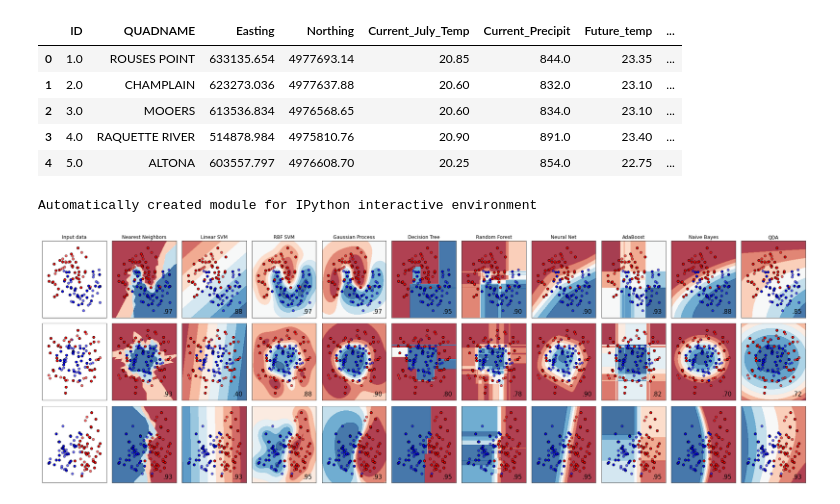
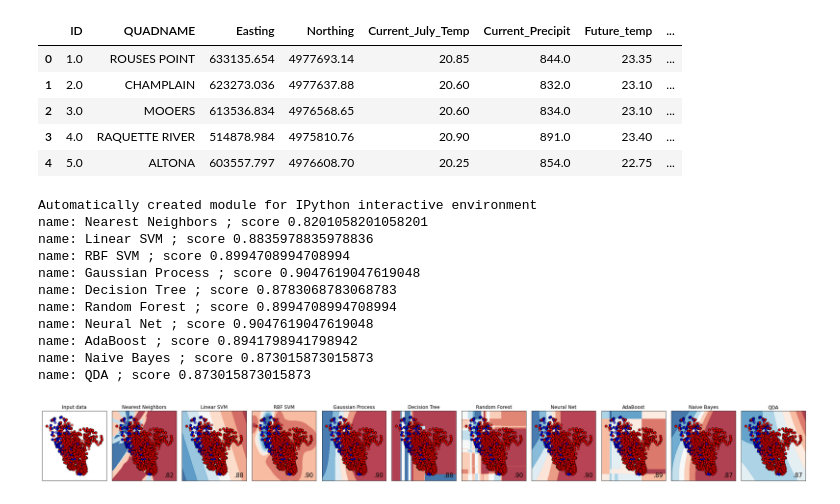
Before and after one commit to Inventrohyder/NS166_final, a Jupyter notebook: Notebook.ipynb, the cells around one changed output. Saved outputs shown, nothing was run; the diff lists cells and outputs as text; code cells hidden in the pictures.

Commit message:
✨ feat: generate models to predict mink frog occupancy

```diff
--- a/Notebook.ipynb
+++ b/Notebook.ipynb
@@ -33,6 +33,9 @@ df.head()
 | 2 | 3.0 | MOOERS | 613536.834 | 4976568.65 | 20.60 | 834.0 | 23.10 | ... |
 | 3 | 4.0 | RAQUETTE RIVER | 514878.984 | 4975810.76 | 20.90 | 891.0 | 23.40 | ... |
 | 4 | 5.0 | ALTONA | 603557.797 | 4976608.70 | 20.25 | 854.0 | 22.75 | ... |
+# %%
+X = df[['Current_July_Temp', 'Current_Precipit']].to_numpy()
+y = df['Current_with_mink'].apply(int).to_numpy()
 # %%
 print(__doc__)
 
@@ -40,6 +43,7 @@ print(__doc__)
 # Code source: Gaël Varoquaux
 #              Andreas Müller
 # Modified for documentation by Jaques Grobler
+# Modified to fit the frogs by Haitham Alhad
 # License: BSD 3 clause
 
 import numpy as np
@@ -76,18 +80,12 @@ classifiers = [
     GaussianNB(),
     QuadraticDiscriminantAnalysis()]
 
-X, y = make_classification(n_features=2, n_redundant=0, n_informative=2,
-                           random_state=1, n_clusters_per_class=1)
-rng = np.random.RandomState(2)
-X += 2 * rng.uniform(size=X.shape)
-linearly_separable = (X, y)
 
-datasets = [make_moons(noise=0.3, random_state=0),
-            make_circles(noise=0.2, factor=0.5, random_state=1),
-            linearly_separable
-            ]
+current_data = (X, y)
 
-figure = plt.figure(figsize=(27, 9))
+datasets = [current_data]
+
+figure = plt.figure(figsize=(27, 3))
 i = 1
 # iterate over datasets
 for ds_cnt, ds in enumerate(datasets):
@@ -95,7 +93,7 @@ for ds_cnt, ds in enumerate(datasets):
     X, y = ds
     X = StandardScaler().fit_transform(X)
     X_train, X_test, y_train, y_test = \
-        train_test_split(X, y, test_size=.4, random_state=42)
+        train_test_split(X, y, test_size=.2, random_state=42)
 
     x_min, x_max = X[:, 0].min() - .5, X[:, 0].max() + .5
     y_min, y_max = X[:, 1].min() - .5, X[:, 1].max() + .5
@@ -125,37 +123,48 @@ for ds_cnt, ds in enumerate(datasets):
         ax = plt.subplot(len(datasets), len(classifiers) + 1, i)
         clf.fit(X_train, y_train)
         score = clf.score(X_test, y_test)
+        print('name:', name, '; score', score)
 
         # Plot the decision boundary. For that, we will assign a color to each
         # point in the mesh [x_min, x_max]x[y_min, y_max].
         if hasattr(clf, "decision_function"):
             Z = clf.decision_function(np.c_[xx.ravel(), yy.ravel()])
         else:
             Z = clf.predict_proba(np.c_[xx.ravel(), yy.ravel()])[:, 1]
 
         # Put the result into a color plot
         Z = Z.reshape(xx.shape)
         ax.contourf(xx, yy, Z, cmap=cm, alpha=.8)
 
         # Plot the training points
         ax.scatter(X_train[:, 0], X_train[:, 1], c=y_train, cmap=cm_bright,
                    edgecolors='k')
         # Plot the testing points
         ax.scatter(X_test[:, 0], X_test[:, 1], c=y_test, cmap=cm_bright,
                    edgecolors='k', alpha=0.6)
 
         ax.set_xlim(xx.min(), xx.max())
         ax.set_ylim(yy.min(), yy.max())
         ax.set_xticks(())
         ax.set_yticks(())
         if ds_cnt == 0:
             ax.set_title(name)
         ax.text(xx.max() - .3, yy.min() + .3, ('%.2f' % score).lstrip('0'),
                 size=15, horizontalalignment='right')
         i += 1
 
 plt.tight_layout()
 plt.show()
 # %% [output]
 Automatically created module for IPython interactive environment
+name: Nearest Neighbors ; score 0.8201058201058201
+name: Linear SVM ; score 0.8835978835978836
+name: RBF SVM ; score 0.8994708994708994
+name: Gaussian Process ; score 0.9047619047619048
+name: Decision Tree ; score 0.8783068783068783
+name: Random Forest ; score 0.8994708994708994
+name: Neural Net ; score 0.9047619047619048
+name: AdaBoost ; score 0.8941798941798942
+name: Naive Bayes ; score 0.873015873015873
+name: QDA ; score 0.873015873015873
-[figure, old version]
+[figure, new version]
```
